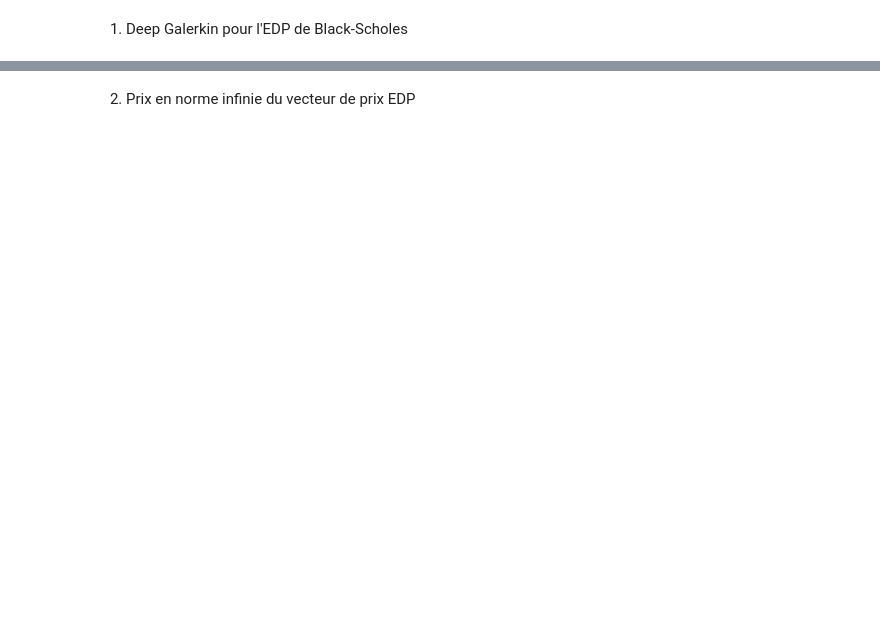
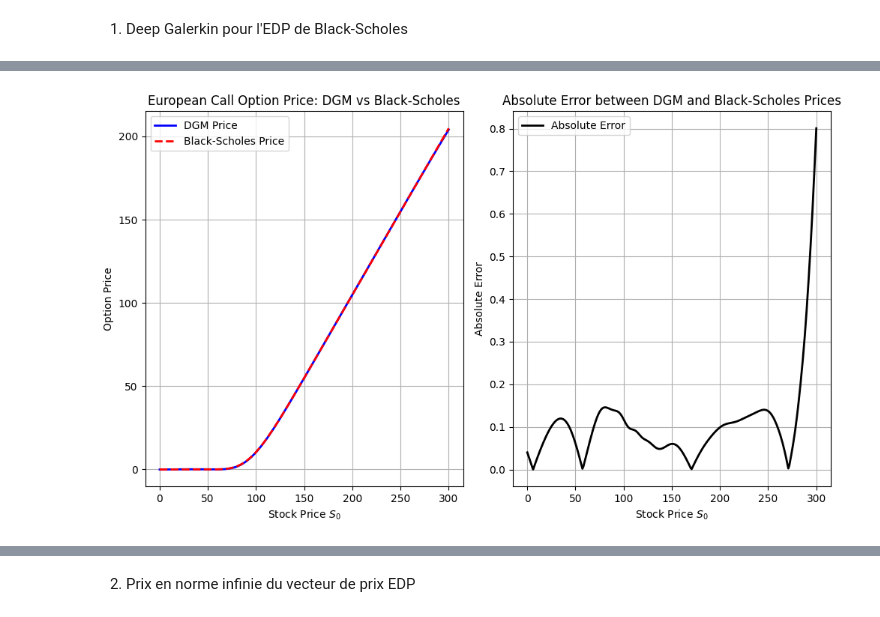
Before and after one commit to adonis107/MDS-MSF, a Jupyter notebook: MSF-QIV-JAMAL-ELKBADI-KAPOTOS.ipynb, the cells around one changed output, grey strips where cells are left out. Saved outputs shown, nothing was run; the diff lists cells and outputs as text; code cells hidden in the pictures; blank space fills up the shorter version.

```diff
--- a/MSF-QIV-JAMAL-ELKBADI-KAPOTOS.ipynb
+++ b/MSF-QIV-JAMAL-ELKBADI-KAPOTOS.ipynb
@@ -336,0 +339,7 @@ De plus, l'erreur diminue à mesure que l'on s'éloigne de la maturité, car la
+# %%
+import torch
+import torch.nn as nn
+import torch.optim as optim
+
+device = torch.device("cuda" if torch.cuda.is_available() else "mps" if torch.backends.mps.is_available() else "cpu")
+print(f"Using device: {device}")
@@ -338,0 +415,3 @@ De plus, l'erreur diminue à mesure que l'on s'éloigne de la maturité, car la
+# %%
+# Domaine spatial S
+S_min, S_max = 0.0, 300.0
@@ -338,0 +456,36 @@ De plus, l'erreur diminue à mesure que l'on s'éloigne de la maturité, car la
+# %%
+model.eval()
+S_test = np.linspace(S_min, S_max, 300)
+t_test = np.zeros_like(S_test)
+
+S_tensor = torch.FloatTensor(S_test.reshape(-1, 1)).to(device)
+t_tensor = torch.FloatTensor(t_test.reshape(-1, 1)).to(device)
+
+with torch.no_grad():
+    P_dgm = model(t_tensor, S_tensor).cpu().numpy().flatten()
+
+P_exact = black_scholes_call_price(S_test, K, T, r, sigma)
+# %%
+plt.figure(figsize=(10, 6))
+
+plt.subplot(1, 2, 1)
+plt.plot(S_test, P_dgm, 'b-', label='DGM Price', linewidth=2)
+plt.plot(S_test, P_exact, 'r--', label='Black-Scholes Price', linewidth=2)
+plt.title('European Call Option Price: DGM vs Black-Scholes')
+plt.xlabel('Stock Price $S_0$')
+plt.ylabel('Option Price')
+plt.legend()
+plt.grid(True)
+
+plt.subplot(1, 2, 2)
+plt.plot(S_test, np.abs(P_dgm - P_exact), 'k-', label='Absolute Error', linewidth=2)
+plt.title('Absolute Error between DGM and Black-Scholes Prices')
+plt.xlabel('Stock Price $S_0$')
+plt.ylabel('Absolute Error')
+plt.legend()
+plt.grid(True)
+
+plt.tight_layout()
+plt.show()
+# %% [output]
+[figure, added]
```
Also changed, not shown: parts of 25 cells of this notebook, 2 other files.
